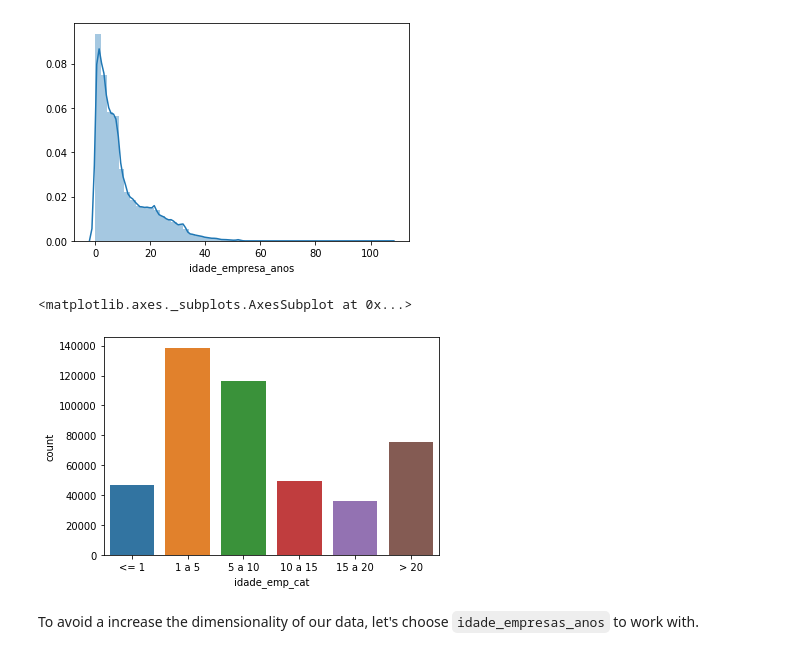
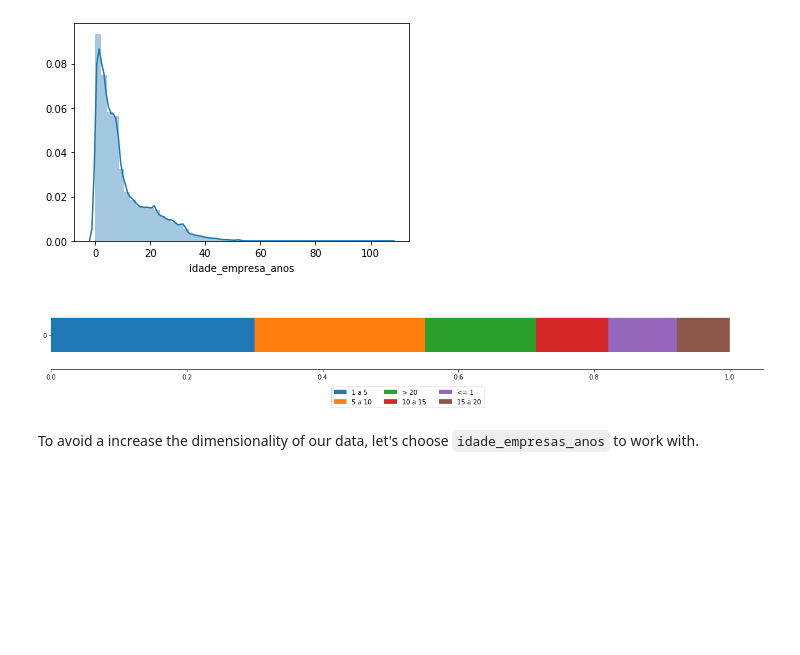
Before and after one commit to w-alves/leads-recommender, a Jupyter notebook: notebook/leads_recommender.ipynb, the cells around one changed output. Cells and saved outputs as stored; diff of their text form; code cells hidden in the pictures; blank space fills up the shorter version.

````diff
--- a/notebook/leads_recommender.ipynb
+++ b/notebook/leads_recommender.ipynb
@@ -227,11 +179,10 @@ sns.distplot(market['idade_empresa_anos'])
 # %% [output]
 <matplotlib.axes._subplots.AxesSubplot at 0x...>
 [figure]
-# %%
-sns.countplot(market['idade_emp_cat'], order=['<= 1','1 a 5', '5 a 10', '10 a 15', '15 a 20', '> 20'])
-# %% [output]
-<matplotlib.axes._subplots.AxesSubplot at 0x...>
-[figure, removed]
+# %%
+plot_distribution(market, 'idade_emp_cat')
+# %% [output]
+[figure, added]
 # %% [markdown]
 To avoid a increase the dimensionality of our data, let's choose ```idade_empresas_anos``` to work with.
 # %%
````
Also changed, not shown: parts of 28 cells of this notebook.
